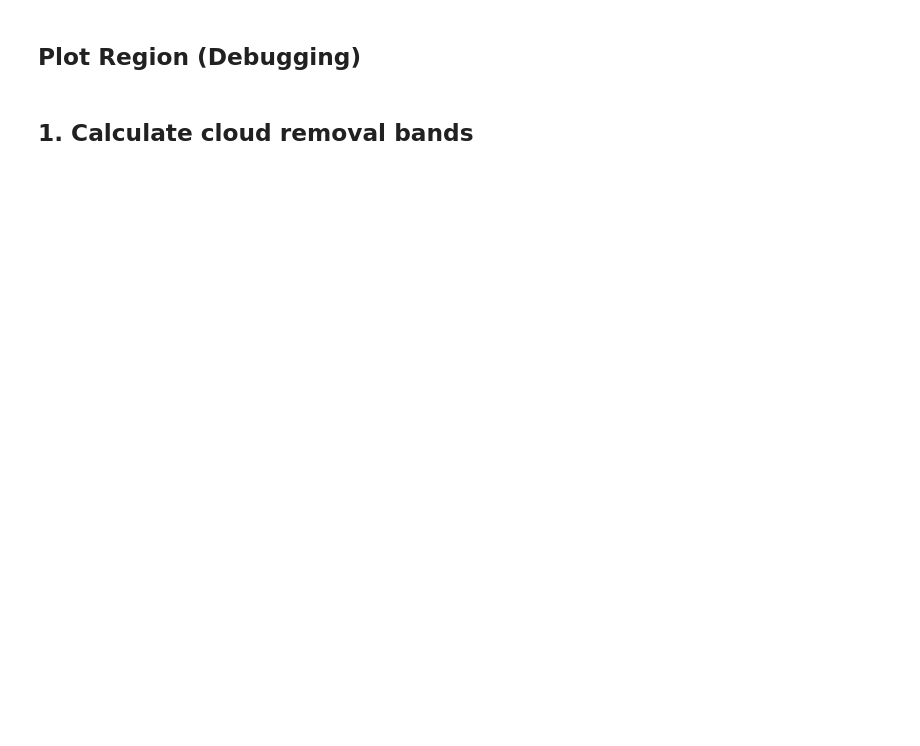
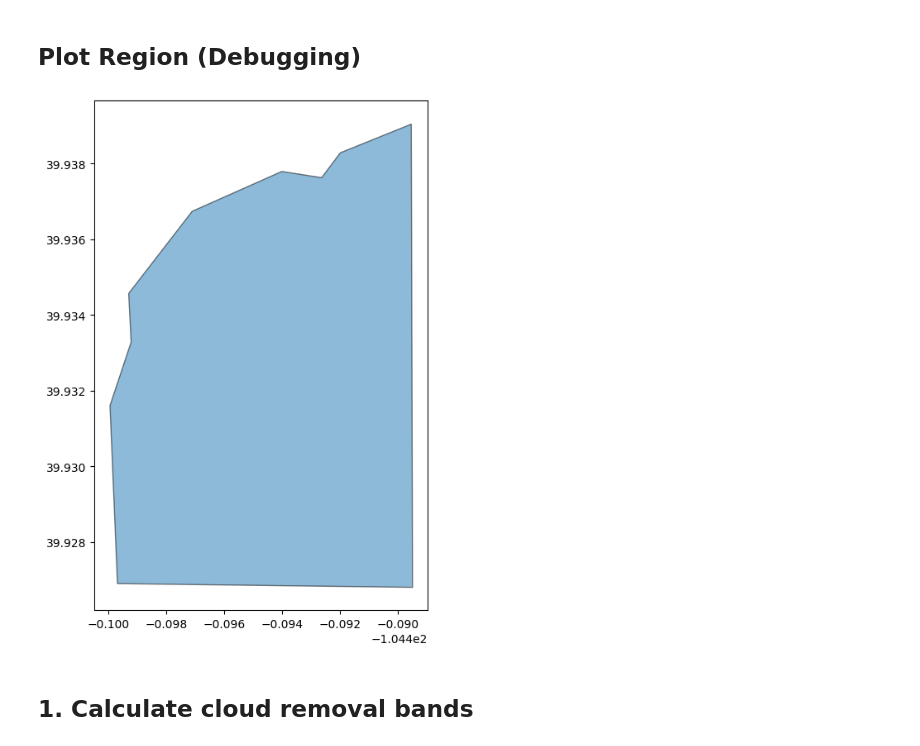
Before and after one commit to aws-solutions-library-samples/guidance-for-automated-geospatial-insights-engine-on-aws, a Jupyter notebook: python/notebook/arcade.ipynb, the cells around one changed output. Saved outputs shown, nothing was run; the diff lists cells and outputs as text; code cells hidden in the pictures; blank space fills up the shorter version.

Commit message:
Allow multipolygon input, perform geomosaic and histogram fix.

```diff
--- a/python/notebook/arcade.ipynb
+++ b/python/notebook/arcade.ipynb
@@ -52,17 +63,17 @@ engine_input = {
 		"attr1": "attr-one"
 	},
 	"tags": {
-		"arcade:results:createdAt": "2024-05-20T02:24:34.245Z",
+		"arcade:results:createdAt": "2023-05-20T02:24:34.245Z",
 		"arcade:results:id": "01hycfdszm9prvjktq1v472h0b",
 		"arcade:results:message": "Essential container in task exited",
 		"arcade:results:status": "succeeded",
-		"arcade:results:updatedAt": "2024-05-21T02:25:51.139Z",
+		"arcade:results:updatedAt": "2023-05-21T02:25:51.139Z",
 		"created-by-integration-test": "scheduler-module-resources",
 		"tag2": "tag-two"
 	},
 	"updatedAt": "2024-05-21T02:25:51.448Z",
 	"scheduleDateTime": "2024-05-21",
-	"coordinates": [
+	"coordinates": [[[
 		[
 			-104.4895628,
 			39.9390518
@@ -107,9 +118,12 @@ engine_input = {
 			-104.4895628,
 			39.9390518
 		]
-	],
+	]]],
 	"polygonId": "01hycfbf8771g01c4vntn71ypj",
+	"polygonName": "samplePolygon",
 	"regionId": "01hycfbar7jeq9r5cb85tfqhtf",
+	"regionName": "sampleRegion",
+	"groupName": "sampleGroupName",
 	"resultId": "01hyckbtdsqsxehgc8tcdm6jgg",
 	"state": {
 		"id": "01hycfbg2f3rdv67xpgrxh7q91",
@@ -145,12 +174,16 @@ print(stac_assets)
 ## Plot Region (Debugging)
 # %%
 CRS = 'epsg:4326'
-polygon = geom.Polygon(request.coordinates)
-polygon_array = [polygon]
-polygon_series = gpd.GeoSeries(polygon_array, crs=CRS)
+polygon_list = []
+for coord in request.coordinates:
+	for test in coord:
+		polygon_list.append(geom.Polygon(test))
+polygon_series = gpd.GeoSeries(polygon_list, crs='epsg:4326')
 aoi = gpd.GeoDataFrame(geometry=polygon_series, crs=CRS)
 aoi.plot(figsize=(10, 8), alpha=0.5, edgecolor='k')
 bounding_box = polygon_series.total_bounds
+# %% [output]
+[figure, added]
 # %% [markdown]
 ## 1. Calculate cloud removal bands
 # %%
```
Also changed, not shown: parts of 8 cells of this notebook, 33 other files.
